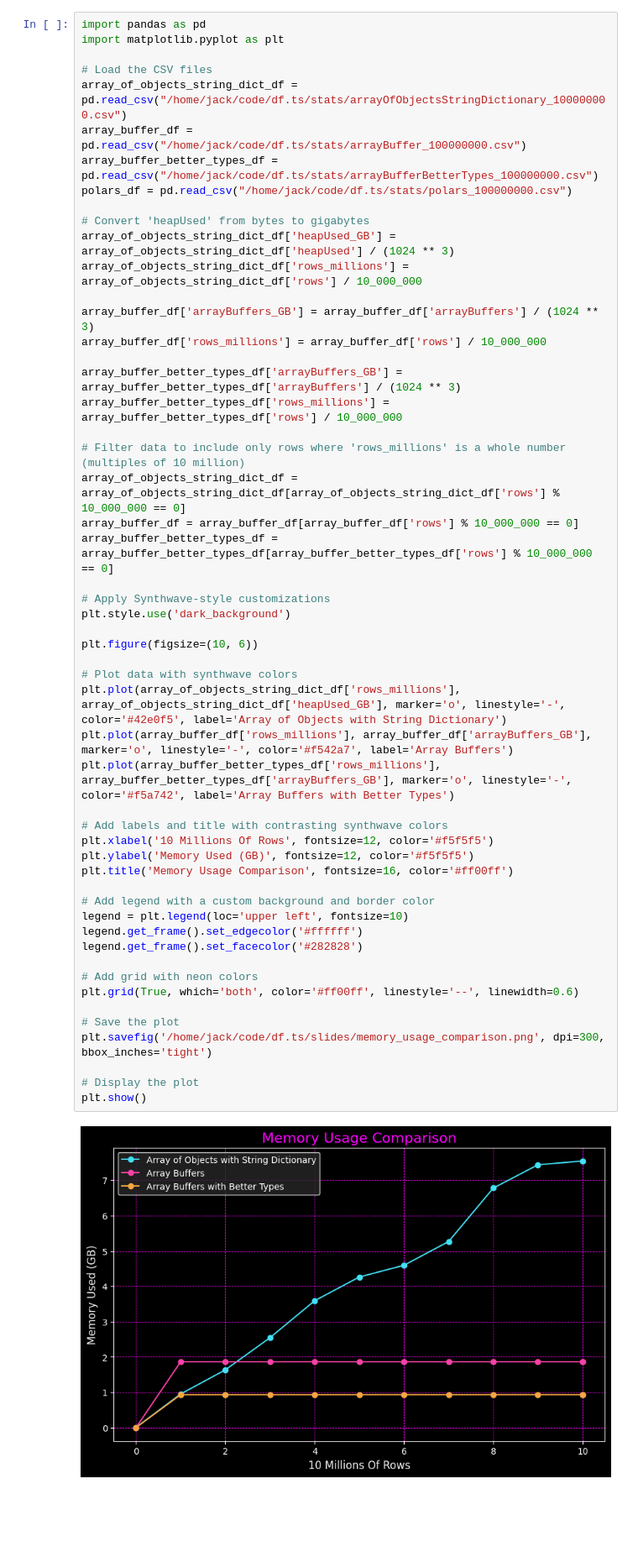
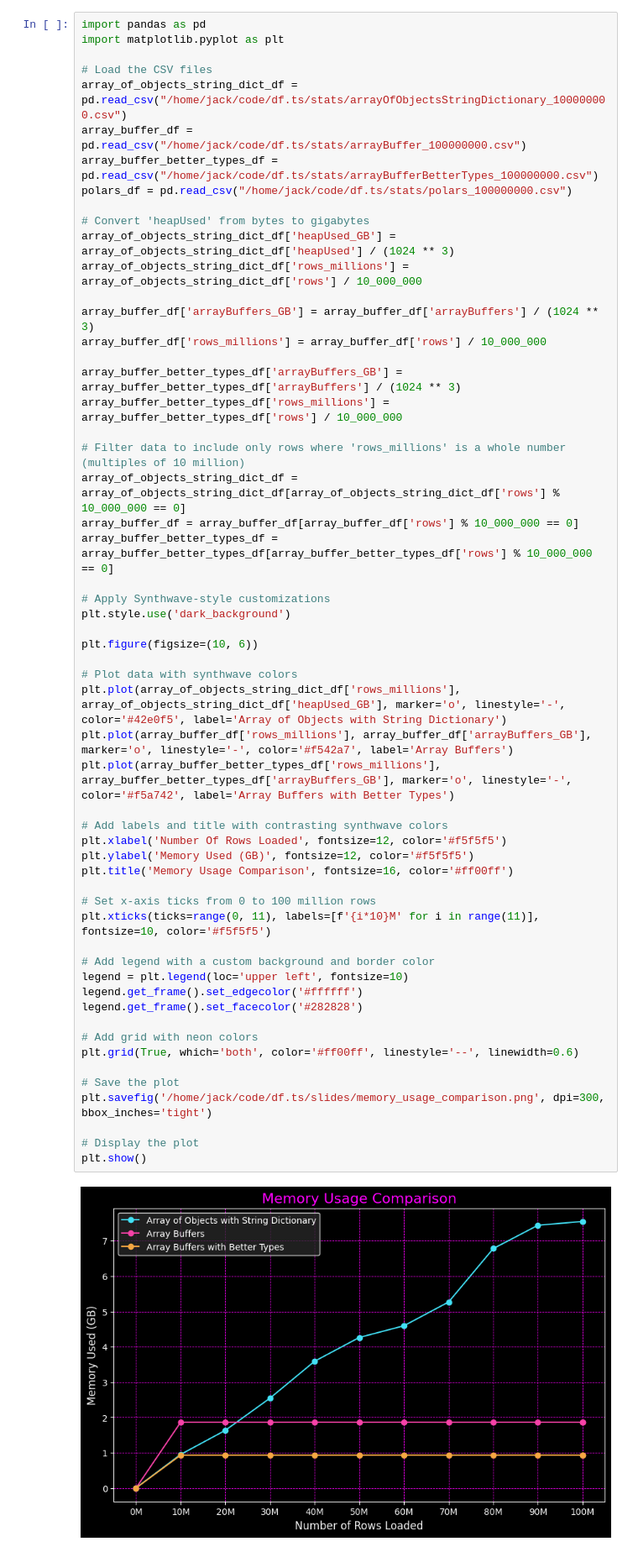
Before and after one commit to jackvial/processing-100-million-row-csv-in-memory, a Jupyter notebook: py/src/stats_notebook.ipynb, the cells around one changed output. Shown at 84% size. Drawn from its saved outputs; the diff is of its cells as text; blank space fills up the shorter version.

```diff
--- a/py/src/stats_notebook.ipynb
+++ b/py/src/stats_notebook.ipynb
@@ -24,32 +24,35 @@ array_buffer_df = array_buffer_df[array_buffer_df['rows'] % 10_000_000 == 0]
 array_buffer_better_types_df = array_buffer_better_types_df[array_buffer_better_types_df['rows'] % 10_000_000 == 0]
 
 # Apply Synthwave-style customizations
 plt.style.use('dark_background')
 
 plt.figure(figsize=(10, 6))
 
 # Plot data with synthwave colors
 plt.plot(array_of_objects_string_dict_df['rows_millions'], array_of_objects_string_dict_df['heapUsed_GB'], marker='o', linestyle='-', color='#42e0f5', label='Array of Objects with String Dictionary')
 plt.plot(array_buffer_df['rows_millions'], array_buffer_df['arrayBuffers_GB'], marker='o', linestyle='-', color='#f542a7', label='Array Buffers')
 plt.plot(array_buffer_better_types_df['rows_millions'], array_buffer_better_types_df['arrayBuffers_GB'], marker='o', linestyle='-', color='#f5a742', label='Array Buffers with Better Types')
 
 # Add labels and title with contrasting synthwave colors
-plt.xlabel('10 Millions Of Rows', fontsize=12, color='#f5f5f5')
+plt.xlabel('Number Of Rows Loaded', fontsize=12, color='#f5f5f5')
 plt.ylabel('Memory Used (GB)', fontsize=12, color='#f5f5f5')
 plt.title('Memory Usage Comparison', fontsize=16, color='#ff00ff')
+
+# Set x-axis ticks from 0 to 100 million rows
+plt.xticks(ticks=range(0, 11), labels=[f'{i*10}M' for i in range(11)], fontsize=10, color='#f5f5f5')
 
 # Add legend with a custom background and border color
 legend = plt.legend(loc='upper left', fontsize=10)
 legend.get_frame().set_edgecolor('#ffffff')
 legend.get_frame().set_facecolor('#282828')
 
 # Add grid with neon colors
 plt.grid(True, which='both', color='#ff00ff', linestyle='--', linewidth=0.6)
 
 # Save the plot
 plt.savefig('/home/jack/code/df.ts/slides/memory_usage_comparison.png', dpi=300, bbox_inches='tight')
 
 # Display the plot
 plt.show()
 # %% [output]
-[figure, old version]
+[figure, new version]
```
Also changed, not shown: 2 other files.
